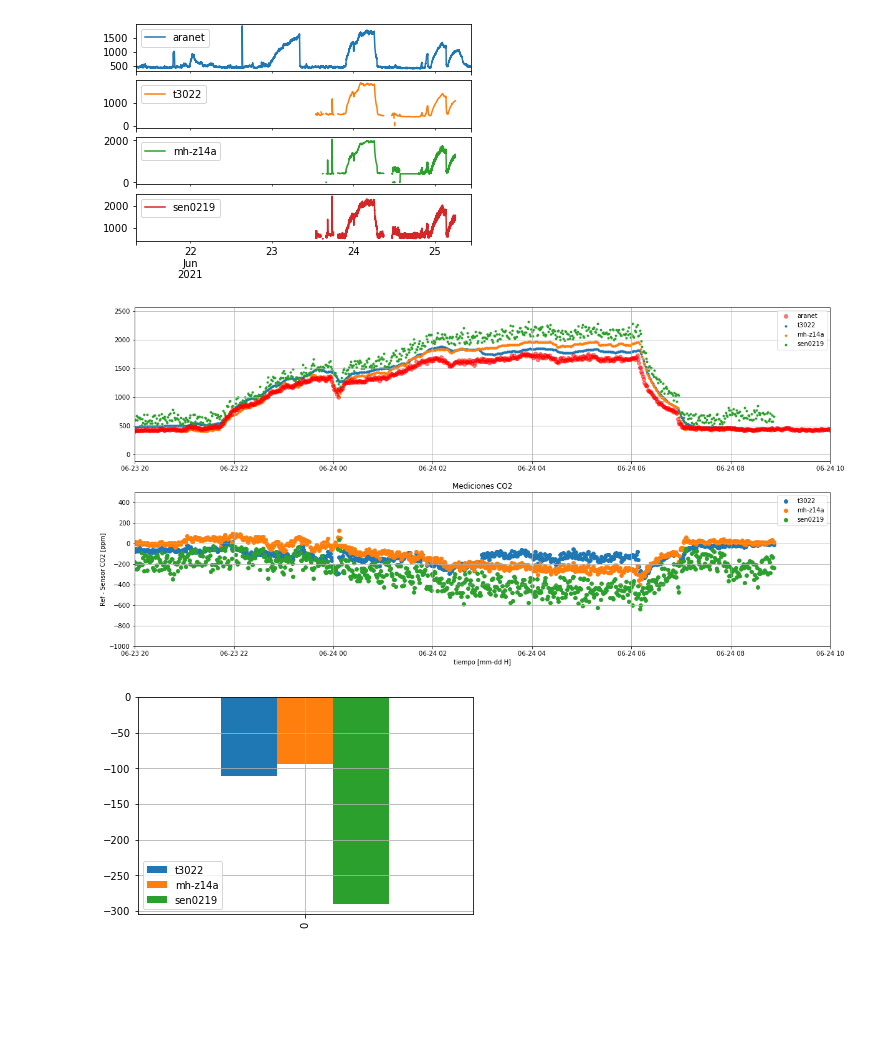
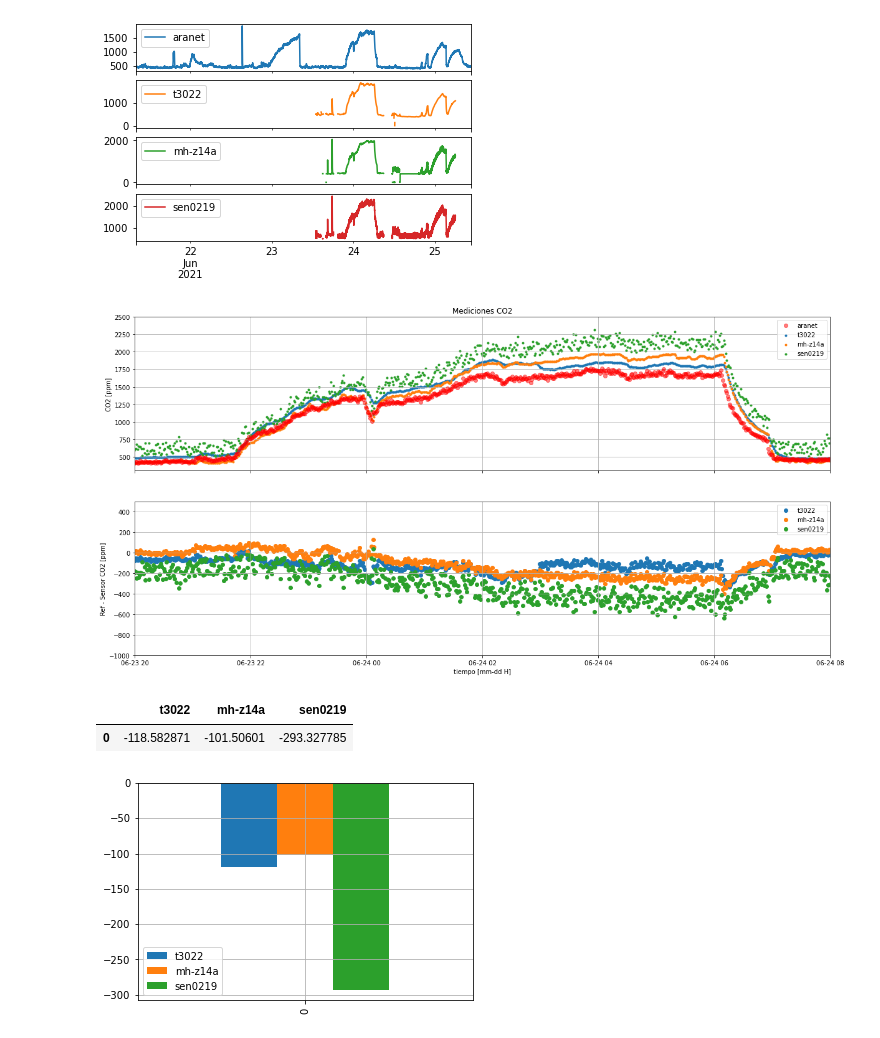
Before and after one commit to lata-mas/Monitor_co2_pistas_educativas, a Jupyter notebook: notebooks/pruebas/001_PruebaNocturna_2021-06-21.ipynb, the cells around one changed output. Drawn from its saved outputs; the diff is of its cells as text; code cells hidden in the pictures; blank space fills up the shorter version.

```diff
--- a/notebooks/pruebas/001_PruebaNocturna_2021-06-21.ipynb
+++ b/notebooks/pruebas/001_PruebaNocturna_2021-06-21.ipynb
@@ -47,36 +47,40 @@ array([<AxesSubplot:>, <AxesSubplot:>, <AxesSubplot:>, <AxesSubplot:>],
 [figure]
 # %%
 ref = "aranet"
-fig, ax = plt.subplots(2,figsize=(20,10))
+fig, ax = plt.subplots(2,figsize=(20,10),sharex=True)
 
 fecha1 = parse("2021-06-23 20:00")
-fecha2 = fecha1 + pd.Timedelta("14H")
+fecha2 = fecha1 + pd.Timedelta("12H")
 
+
+ax[0].set_ylim(300,2500)
+ax[0].set_ylabel("CO2 [ppm]")
+ax[0].set_title("Mediciones CO2")
 
 
 ax[0].set_xlim(fecha1,fecha2)
 ax[1].set_xlim(fecha1,fecha2)
 
 ax[1].set_ylim(-1000,500)
 ax[1].set_ylabel("Ref - Sensor CO2 [ppm]")
 ax[1].set_xlabel("tiempo [mm-dd H]")
-ax[1].set_title("Mediciones CO2")
+# ax[1].set_title("Mediciones CO2")
 
 ax[0].plot(aranet.aranet,"ro",label="aranet",alpha=0.5)
 for sensor in sensores:
     ax[0].scatter(data[sensor].index,data[sensor],label=sensor,marker=".")
 
 
 for sensor in sensores:
     ax[1].scatter(data.index,data[ref]-data[sensor],label=sensor)
 
 
 ax[1].legend()
 ax[1].grid()
 ax[0].legend()
 ax[0].grid()
 # %% [output]
-[figure, old version]
+[figure, new version]
 # %%
 diferencia = {}
 for sensor in sensores:
@@ -86,5 +90,9 @@ for sensor in sensores:
 diferencia = pd.DataFrame.from_dict(diferencia)
 diferencia.plot(kind="bar")
 plt.grid()
+
+diferencia
 # %% [output]
+|  | t3022 | mh-z14a | sen0219 |
+| 0 | -118.582871 | -101.50601 | -293.327785 |
-[figure, old version]
+[figure, new version]
```
